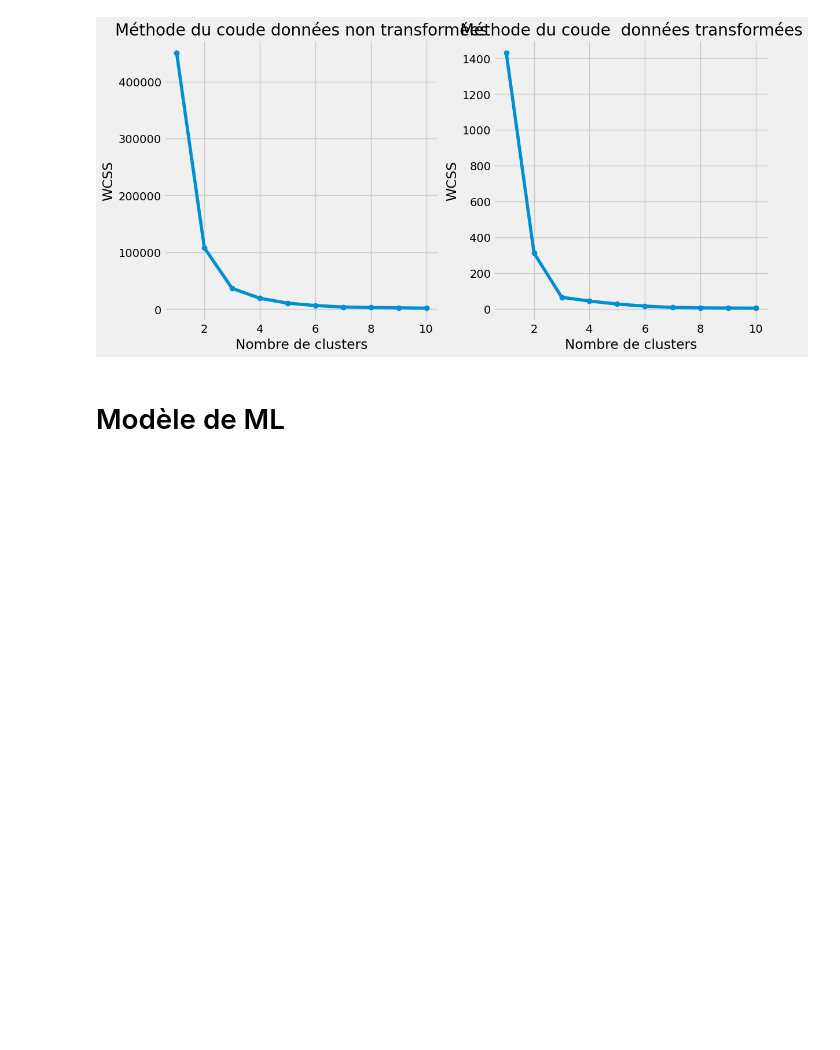
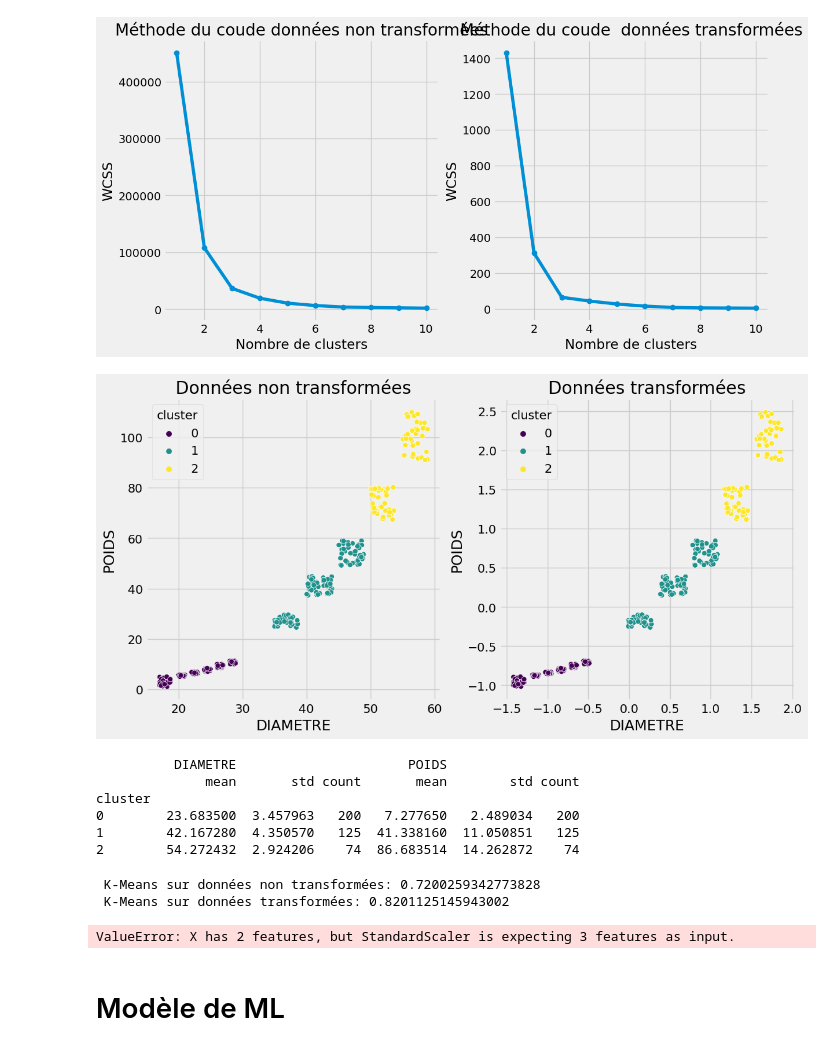
Before and after one commit to faruk56-arch/machine_learning, a Jupyter notebook: fruits.ipynb, the cells around one changed output. Cells and saved outputs as stored; diff of their text form; code cells hidden in the pictures; blank space fills up the shorter version.

```diff
--- a/fruits.ipynb
+++ b/fruits.ipynb
@@ -120,5 +120,76 @@ axes[1].set_title("Méthode du coude  données transformées")
 plt.show()
 # %% [output]
 [figure]
+# %%
+
+# Choisir le nombre de clusters
+n_clusters = 3
+
+# Appliquer KMeans aux données transformées
+kmeans = KMeans(n_clusters=n_clusters, random_state=42)
+kmeans.fit(df_transformed)
+
+# Ajouter la colonne de classe d'appartenance aux DataFrames
+df["cluster"] = kmeans.labels_
+df_transformed["cluster"] = kmeans.labels_
+
+# Visualiser les données avec la nouvelle colonne de classe d'appartenance
+fig, axes = plt.subplots(1, 2, figsize=(12, 6))
+
+sns.scatterplot(data=df, x="DIAMETRE", y="POIDS", hue="cluster", palette="viridis", ax=axes[0])
+axes[0].set_title("Données non transformées")
+
+sns.scatterplot(data=df_transformed, x="DIAMETRE", y="POIDS", hue="cluster", palette="viridis", ax=axes[1])
+axes[1].set_title("Données transformées")
+
+plt.show()
+# %% [output]
+[figure, added]
+# %%
+
+
+# Calculer les statistiques descriptives pour chaque cluster
+cluster_stats = df.groupby("cluster").agg({"DIAMETRE": ["mean", "std", "count"], "POIDS": ["mean", "std", "count"]})
+
+# Afficher les statistiques descriptives pour chaque cluster
+print(cluster_stats)
+# %% [output]
+          DIAMETRE                      POIDS
+              mean       std count       mean        std count
+cluster
+0        23.683500  3.457963   200   7.277650   2.489034   200
+1        42.167280  4.350570   125  41.338160  11.050851   125
+2        54.272432  2.924206    74  86.683514  14.262872    74
+# %%
+from sklearn.metrics import silhouette_score
+
+# Calculer l'indice de silhouette pour les données non transformées et transformées
+silhouette_non_transformed = silhouette_score(df.iloc[:, :-1], df['cluster'])
+silhouette_transformed = silhouette_score(df_transformed.iloc[:, :-1], df_transformed['cluster'])
+
+print(" K-Means sur données non transformées:", silhouette_non_transformed)
+print(" K-Means sur données transformées:", silhouette_transformed)
+# %% [output]
+ K-Means sur données non transformées: 0.7200259342773828
+ K-Means sur données transformées: 0.8201125145943002
+# %%
+def predict_class(model, scaler, instance):
+    instance_transformed = scaler.transform([instance])  # Transformer l'instance avec le scaler ajusté
+    predicted_class = model.predict(instance_transformed)  # Prédire la classe
+    return predicted_class[0]
+
+# Instances à classer
+instance1 = [26.98, 8.75]  # Indice : cerise
+instance2 = [55.7, 102.16]  # Indice : abricot
+
+# Prédire les classes pour les instances
+predicted_class1 = predict_class(kmeans_transformed, scaler, instance1)
+predicted_class2 = predict_class(kmeans_transformed, scaler, instance2)
+
+
+print(f"Classe prédite pour l'instance {instance1} (cerise) : {predicted_class1}")
+print(f"Classe prédite pour l'instance {instance2} (abricot) : {predicted_class2}")
+# %% [output]
+ValueError: X has 2 features, but StandardScaler is expecting 3 features as input.
 # %% [markdown]
 # Modèle de ML
```
Also changed, not shown: parts of 14 cells of this notebook.
